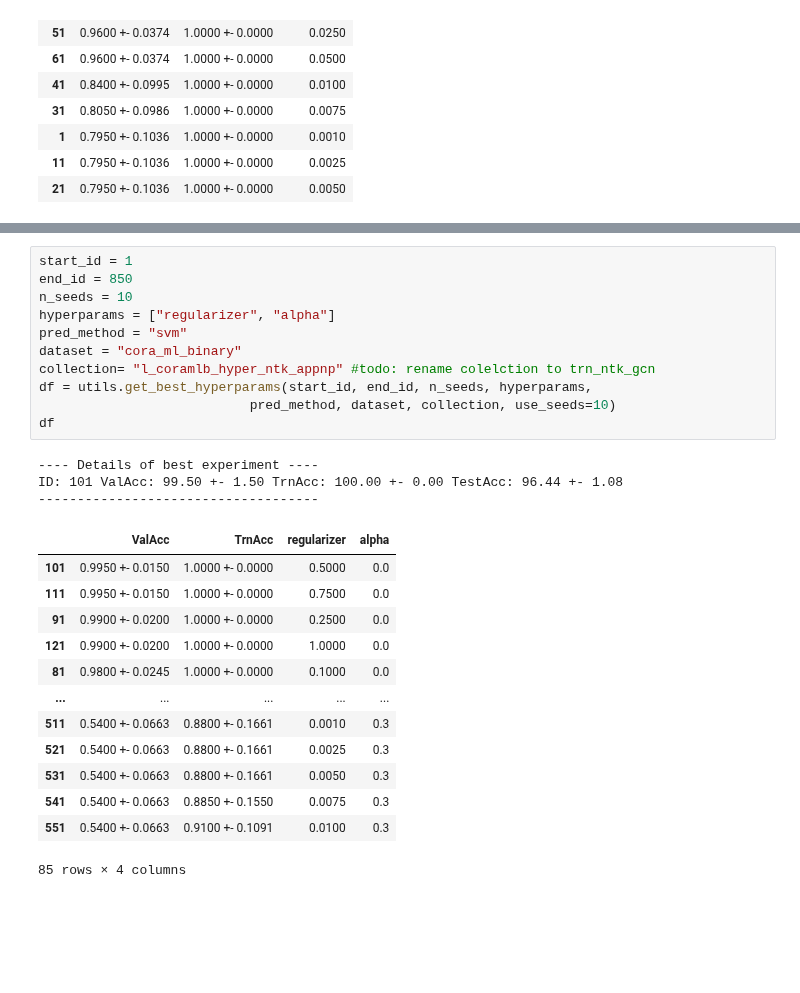
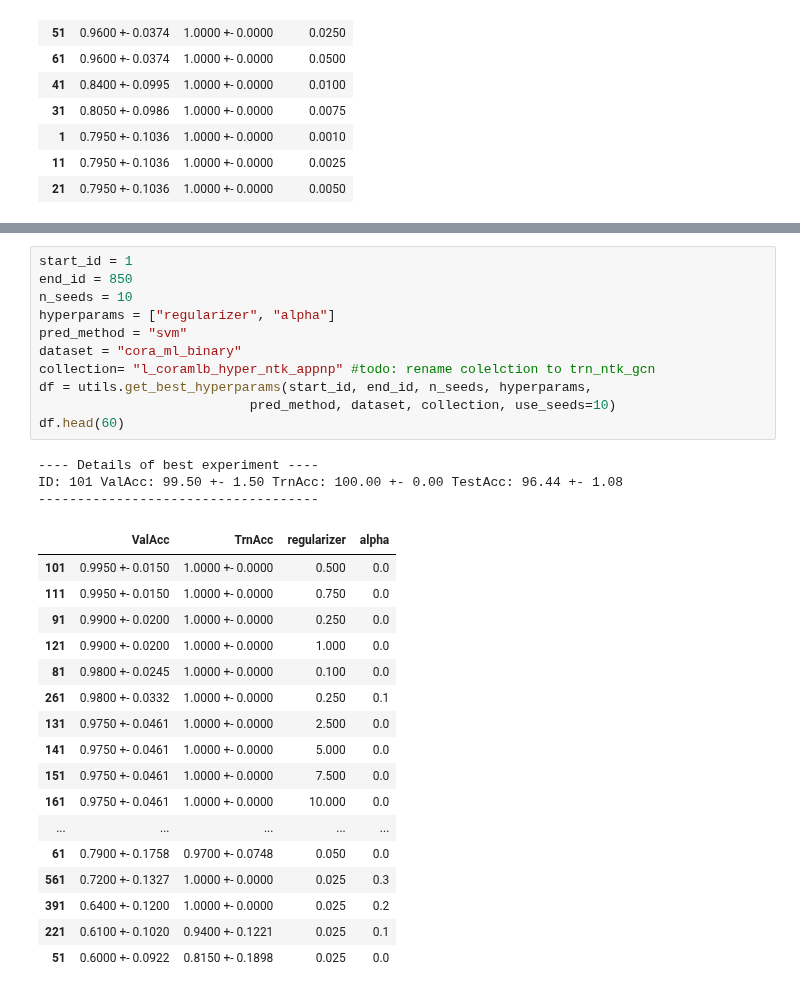
Before and after one commit to saper0/qpcert, a Jupyter notebook: notebooks/hyperparams/coramlbinary.ipynb, the cells around one changed output, grey strips where cells are left out. Cells and saved outputs as stored; diff of their text form; blank space fills up the shorter version.

```diff
--- a/notebooks/hyperparams/coramlbinary.ipynb
+++ b/notebooks/hyperparams/coramlbinary.ipynb
@@ -301,28 +437,32 @@ ID: 321 ValAcc: 98.00 +- 2.45 TrnAcc: 100.00 +- 0.00 TestAcc: 96.74 +- 1.45
 # %%
 start_id = 1
 end_id = 850
 n_seeds = 10
 hyperparams = ["regularizer", "alpha"]
 pred_method = "svm"
 dataset = "cora_ml_binary"
 collection= "l_coramlb_hyper_ntk_appnp" #todo: rename colelction to trn_ntk_gcn
 df = utils.get_best_hyperparams(start_id, end_id, n_seeds, hyperparams,
                            pred_method, dataset, collection, use_seeds=10)
-df
+df.head(60)
 # %% [output]
 ---- Details of best experiment ----
 ID: 101 ValAcc: 99.50 +- 1.50 TrnAcc: 100.00 +- 0.00 TestAcc: 96.44 +- 1.08
 ------------------------------------
 |  | ValAcc | TrnAcc | regularizer | alpha |
-| 101 | 0.9950 +- 0.0150 | 1.0000 +- 0.0000 | 0.5000 | 0.0 |
-| 111 | 0.9950 +- 0.0150 | 1.0000 +- 0.0000 | 0.7500 | 0.0 |
-| 91 | 0.9900 +- 0.0200 | 1.0000 +- 0.0000 | 0.2500 | 0.0 |
-| 121 | 0.9900 +- 0.0200 | 1.0000 +- 0.0000 | 1.0000 | 0.0 |
-| 81 | 0.9800 +- 0.0245 | 1.0000 +- 0.0000 | 0.1000 | 0.0 |
+| 101 | 0.9950 +- 0.0150 | 1.0000 +- 0.0000 | 0.500 | 0.0 |
+| 111 | 0.9950 +- 0.0150 | 1.0000 +- 0.0000 | 0.750 | 0.0 |
+| 91 | 0.9900 +- 0.0200 | 1.0000 +- 0.0000 | 0.250 | 0.0 |
+| 121 | 0.9900 +- 0.0200 | 1.0000 +- 0.0000 | 1.000 | 0.0 |
+| 81 | 0.9800 +- 0.0245 | 1.0000 +- 0.0000 | 0.100 | 0.0 |
+| 261 | 0.9800 +- 0.0332 | 1.0000 +- 0.0000 | 0.250 | 0.1 |
+| 131 | 0.9750 +- 0.0461 | 1.0000 +- 0.0000 | 2.500 | 0.0 |
+| 141 | 0.9750 +- 0.0461 | 1.0000 +- 0.0000 | 5.000 | 0.0 |
+| 151 | 0.9750 +- 0.0461 | 1.0000 +- 0.0000 | 7.500 | 0.0 |
+| 161 | 0.9750 +- 0.0461 | 1.0000 +- 0.0000 | 10.000 | 0.0 |
 | ... | ... | ... | ... | ... |
-| 511 | 0.5400 +- 0.0663 | 0.8800 +- 0.1661 | 0.0010 | 0.3 |
-| 521 | 0.5400 +- 0.0663 | 0.8800 +- 0.1661 | 0.0025 | 0.3 |
-| 531 | 0.5400 +- 0.0663 | 0.8800 +- 0.1661 | 0.0050 | 0.3 |
-| 541 | 0.5400 +- 0.0663 | 0.8850 +- 0.1550 | 0.0075 | 0.3 |
-| 551 | 0.5400 +- 0.0663 | 0.9100 +- 0.1091 | 0.0100 | 0.3 |
+| 61 | 0.7900 +- 0.1758 | 0.9700 +- 0.0748 | 0.050 | 0.0 |
+| 561 | 0.7200 +- 0.1327 | 1.0000 +- 0.0000 | 0.025 | 0.3 |
+| 391 | 0.6400 +- 0.1200 | 1.0000 +- 0.0000 | 0.025 | 0.2 |
+| 221 | 0.6100 +- 0.1020 | 0.9400 +- 0.1221 | 0.025 | 0.1 |
+| 51 | 0.6000 +- 0.0922 | 0.8150 +- 0.1898 | 0.025 | 0.0 |
-85 rows × 4 columns
```
Also changed, not shown: parts of 5 cells of this notebook, 26 other files.
